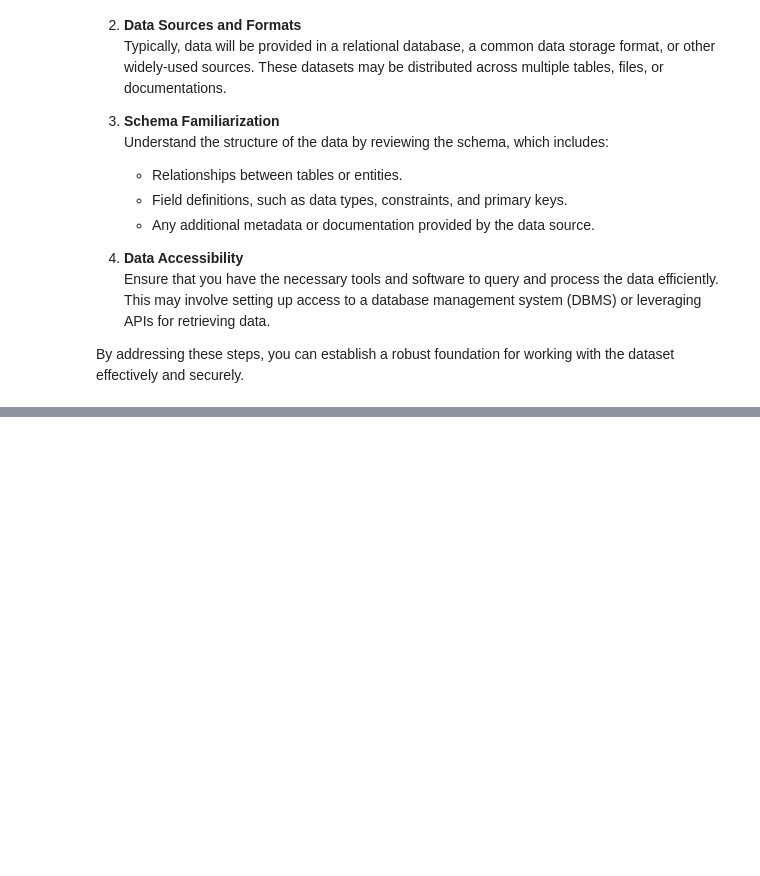
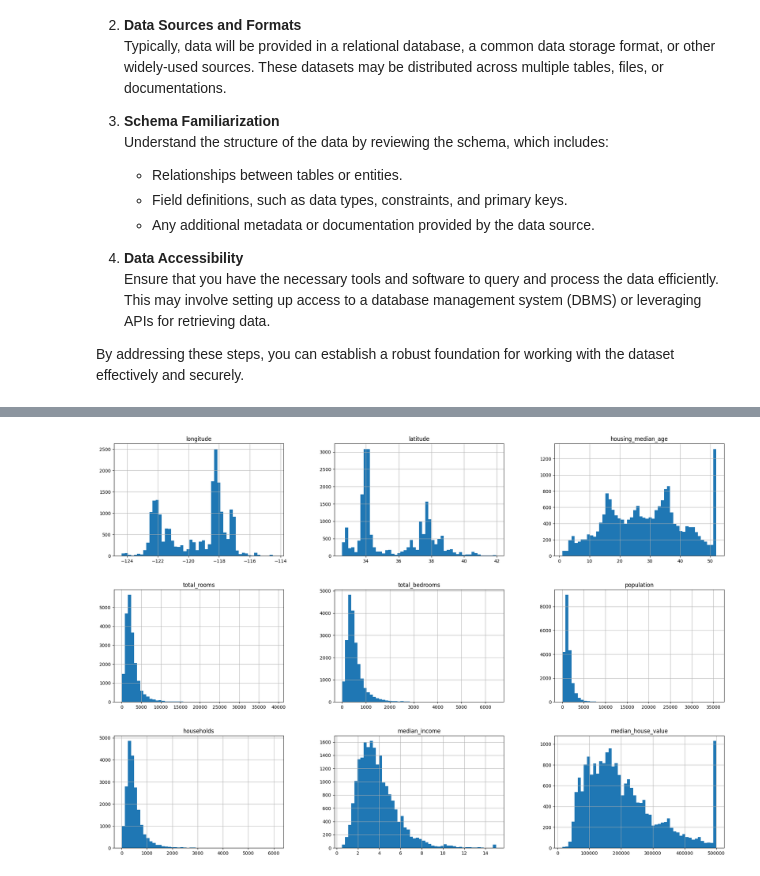
Before and after one commit to Ayush-Singh-31/Machine-Learning, a Jupyter notebook: Chapter 02.ipynb, the cells around one changed output, grey strips where cells are left out. Cells and saved outputs as stored; diff of their text form; code cells hidden in the pictures; blank space fills up the shorter version.

```diff
--- a/Chapter 02.ipynb
+++ b/Chapter 02.ipynb
@@ -120,0 +198,7 @@ housing = load_housing_data()
+# %%
+import matplotlib.pyplot as plt
+
+housing.hist(bins=50, figsize=(24,16))
+plt.show()
+# %% [output]
+[figure, added]
```
Also changed, not shown: parts of 4 cells of this notebook.
